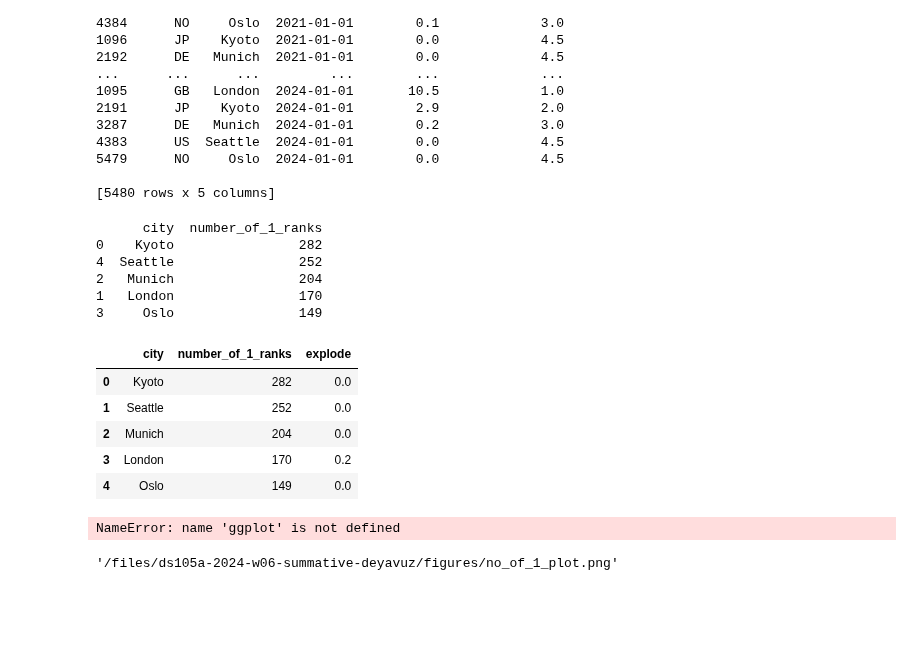
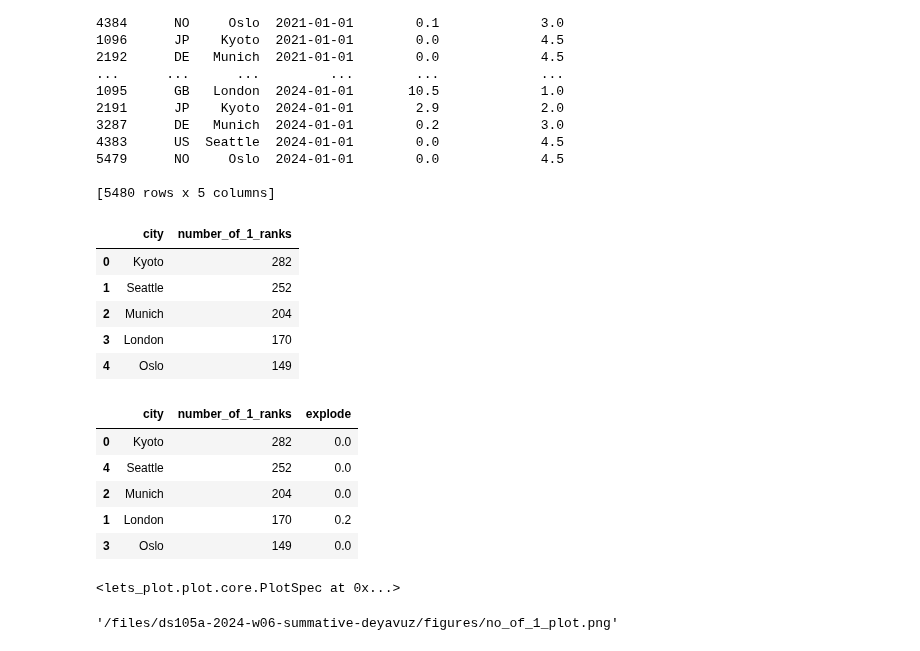
Before and after one commit to deyavuz/ds105a-weather-research, a Jupyter notebook: code/NB03-Rankings.ipynb, the cells around one changed output. Drawn from its saved outputs; the diff is of its cells as text; code cells hidden in the pictures; blank space fills up the shorter version.

Commit message:
Fix dataframe issue
Fix wrong name used for dataframe

```diff
--- a/code/NB03-Rankings.ipynb
+++ b/code/NB03-Rankings.ipynb
@@ -52,11 +52,12 @@ city_rank_counts = df[df['raininess_rank'] == 1].groupby('city').size().reset_in
 
 city_rank_counts = city_rank_counts.sort_values(by='number_of_1_ranks', ascending=False)
 
-print(city_rank_counts)
+city_rank_counts.to_csv('../data/city_rank_counts.csv', index=False)
+pd.read_csv('../data/city_rank_counts.csv')
 # %% [output]
-      city  number_of_1_ranks
-0    Kyoto                282
-4  Seattle                252
-2   Munich                204
-1   London                170
-3     Oslo                149
+|  | city | number_of_1_ranks |
+| 0 | Kyoto | 282 |
+| 1 | Seattle | 252 |
+| 2 | Munich | 204 |
+| 3 | London | 170 |
+| 4 | Oslo | 149 |
@@ -65,31 +64,29 @@ city_rank_counts.to_csv('../data/city_rank_counts.csv', index=False)
 # %%
-## DONT CONVERT TO DF JUST READ DF
-df = pd.read_csv('../data/city_rank_counts.csv')
-df['explode'] = [0.2 if c == 'London' else 0.0 for c in df['city']]
-df
+city_rank_counts['explode'] = [0.2 if c == 'London' else 0.0 for c in city_rank_counts['city']]
+city_rank_counts
 # %% [output]
 |  | city | number_of_1_ranks | explode |
 | 0 | Kyoto | 282 | 0.0 |
-| 1 | Seattle | 252 | 0.0 |
+| 4 | Seattle | 252 | 0.0 |
 | 2 | Munich | 204 | 0.0 |
-| 3 | London | 170 | 0.2 |
-| 4 | Oslo | 149 | 0.0 |
+| 1 | London | 170 | 0.2 |
+| 3 | Oslo | 149 | 0.0 |
 # %%
-plot = (ggplot(df) + \
+plot = (ggplot(data = city_rank_counts) + \
     geom_pie(aes(fill=as_discrete('city', order_by='number_of_1_ranks'), weight='number_of_1_ranks', explode='explode'),
              size=25,
              labels=layer_labels().line('@city').size(14)) + \
     ggsize(500, 400) + \
-    ggtitle("Figure 5. How Many Times Each City Ranked Number 1 for Raininess") + \
+    ggtitle("Figure 5. Times Each City Ranked Number 1 for Raininess") + \
     scale_fill_gradient(low='#e0218a', high='light_pink') + \
     theme_void() + \
     theme(
         legend_position='none',
-        plot_title=element_text(margin=[40, 0, 0, 0])))
+        plot_title=element_text(margin=[40, 0, 0, 15])))
 
 plot
 # %% [output]
-NameError: name 'ggplot' is not defined
+<lets_plot.plot.core.PlotSpec at 0x...>
 # %%
 ggsave(plot, filename='no_of_1_plot.png', path='../figures', w=5, h=4, unit='in', dpi=300)
 # %% [output]
```
Also changed, not shown: parts of 2 cells of this notebook.
